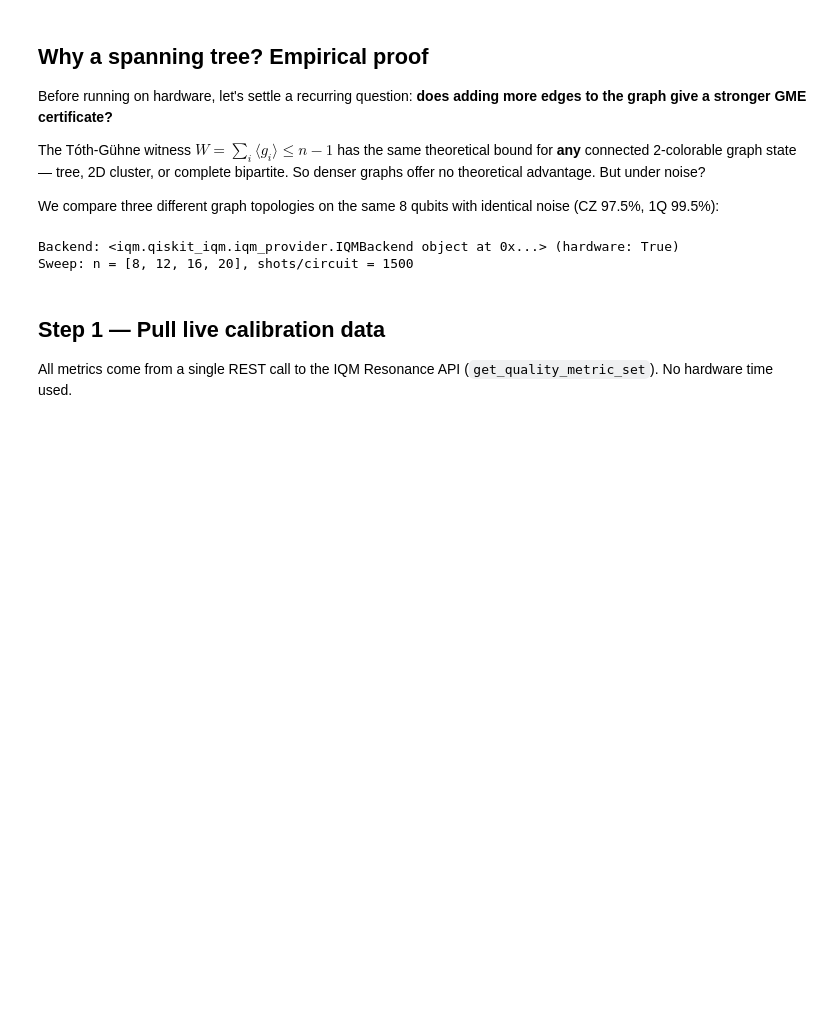
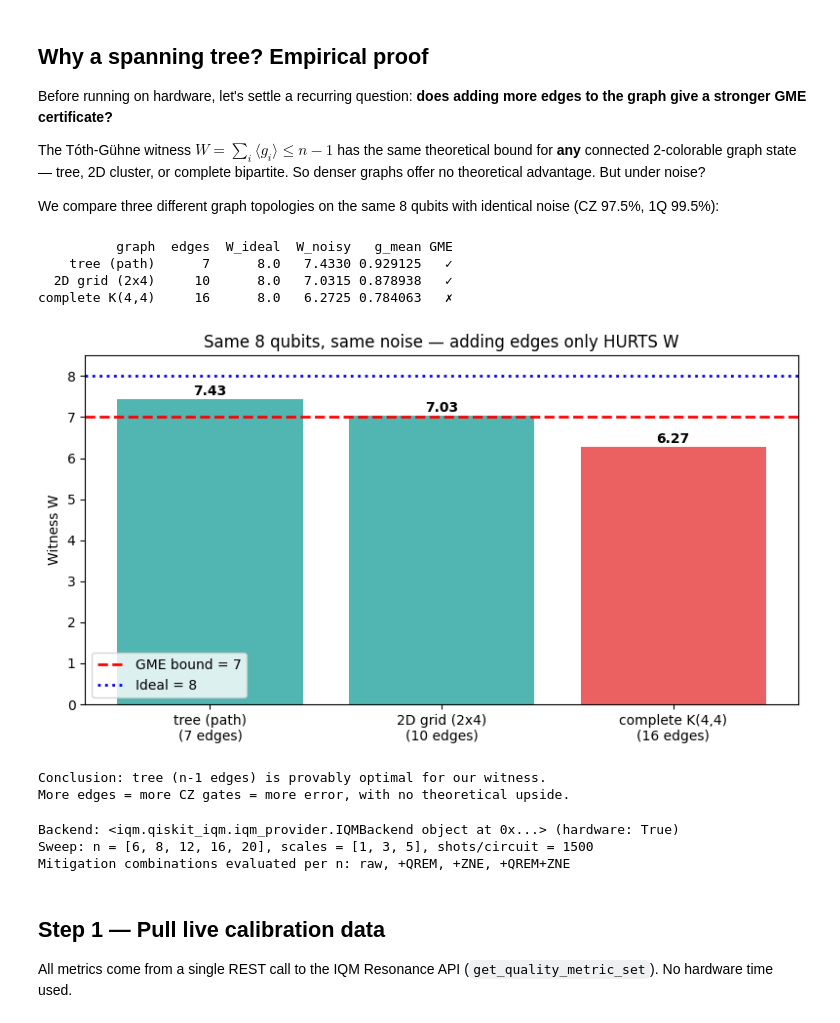
Before and after one commit to GrigoVyd/iqm_qte, a Jupyter notebook: experiments/05_showcase.ipynb, the cells around one changed output. Cells and saved outputs as stored; diff of their text form; code cells hidden in the pictures; blank space fills up the shorter version.

```diff
--- a/experiments/05_showcase.ipynb
+++ b/experiments/05_showcase.ipynb
@@ -65,6 +65,11 @@ The Tóth-Gühne witness $W = \sum_i \langle g_i \rangle \le n-1$ has the same t
 
 We compare three different graph topologies on the same 8 qubits with identical noise (CZ 97.5%, 1Q 99.5%):
 # %%
+import sys
+sys.path.insert(0, '..')
+import numpy as np
+import matplotlib.pyplot as plt
+from qiskit import transpile
 from qiskit_aer import AerSimulator
 from qiskit_aer.noise import NoiseModel, depolarizing_error
 from src.circuits.graph_state import build_graph_state, two_coloring
@@ -96,33 +101,41 @@ for name, edges in candidates.items():
     out = compute_gme_witness_graph(cA, cB, n_demo, edges, coloring)
     g_mean = float(np.mean(list(out['stabilizer_values'].values())))
     rows.append({'graph': name, 'edges': len(edges), 'W_ideal': out['W_ideal'],
                  'W_noisy': out['W'], 'g_mean': g_mean,
                  'GME': '✓' if out['is_gme'] else '✗'})
 
 import pandas as pd
 print(pd.DataFrame(rows).to_string(index=False))
 
 # Bar chart
 fig, ax = plt.subplots(figsize=(8, 4.5))
 names = [r['graph'] for r in rows]
 edge_counts = [r['edges'] for r in rows]
 W_vals = [r['W_noisy'] for r in rows]
 colors = ['#32a8a4' if r['GME'] == '✓' else '#e84545' for r in rows]
 ax.bar(range(len(rows)), W_vals, color=colors, alpha=0.85,
         tick_label=[f'{n}\n({e} edges)' for n, e in zip(names, edge_counts)])
 ax.axhline(n_demo - 1, color='red', linestyle='--', linewidth=2, label=f'GME bound = {n_demo-1}')
 ax.axhline(n_demo, color='blue', linestyle=':', linewidth=2, label=f'Ideal = {n_demo}')
 for i, v in enumerate(W_vals):
     ax.text(i, v + 0.1, f'{v:.2f}', ha='center', fontweight='bold')
 ax.set_ylabel('Witness W')
 ax.set_title(f'Same {n_demo} qubits, same noise — adding edges only HURTS W')
 ax.legend(loc='lower left'); ax.set_ylim(0, n_demo + 0.5)
 plt.tight_layout()
 plt.savefig('showcase_density_comparison.png', dpi=130, bbox_inches='tight')
 plt.show()
 
 print('\nConclusion: tree (n-1 edges) is provably optimal for our witness.')
 print('More edges = more CZ gates = more error, with no theoretical upside.')
+# %% [output]
+          graph  edges  W_ideal  W_noisy   g_mean GME
+    tree (path)      7      8.0   7.4330 0.929125   ✓
+  2D grid (2x4)     10      8.0   7.0315 0.878938   ✓
+complete K(4,4)     16      8.0   6.2725 0.784063   ✗
+[figure, added]
+Conclusion: tree (n-1 edges) is provably optimal for our witness.
+More edges = more CZ gates = more error, with no theoretical upside.
 # %%
 import sys, time
 sys.path.insert(0, '..')
@@ -139,18 +152,26 @@ from src.circuits.graph_state import build_graph_state, neighbours_from_edges
 from src.witnesses.gme_graph import (
     build_gme_circuits_graph, compute_gme_witness_graph, gme_significance_graph,
 )
-from src.mitigation.parity_qrem import correction_factors_from_metrics
+from src.mitigation.parity_qrem import (
+    correction_factors_from_metrics, apply_qrem_to_stabilizers_graph,
+)
+from src.mitigation.zne import (
+    fold_cz_gates, extrapolate_to_zero_noise, extrapolate_with_bootstrap,
+)
 from src.visualization import plot_device_topology, _device_layout
 
-TARGET_NS = [8, 12, 16, 20]
+TARGET_NS = [6, 8, 12, 16, 20]
+SCALES = [1, 3, 5]
 SHOTS = 1500
 
 backend = get_backend(device='emerald')
 print(f'Backend: {backend} (hardware: {not is_simulator(backend)})')
-print(f'Sweep: n = {TARGET_NS}, shots/circuit = {SHOTS}')
+print(f'Sweep: n = {TARGET_NS}, scales = {SCALES}, shots/circuit = {SHOTS}')
+print(f'Mitigation combinations evaluated per n: raw, +QREM, +ZNE, +QREM+ZNE')
 # %% [output]
 Backend: <iqm.qiskit_iqm.iqm_provider.IQMBackend object at 0x...> (hardware: True)
-Sweep: n = [8, 12, 16, 20], shots/circuit = 1500
+Sweep: n = [6, 8, 12, 16, 20], scales = [1, 3, 5], shots/circuit = 1500
+Mitigation combinations evaluated per n: raw, +QREM, +ZNE, +QREM+ZNE
 # %% [markdown]
 ## Step 1 — Pull live calibration data
 
```
Also changed, not shown: parts of 12 cells of this notebook, 2 other files.
